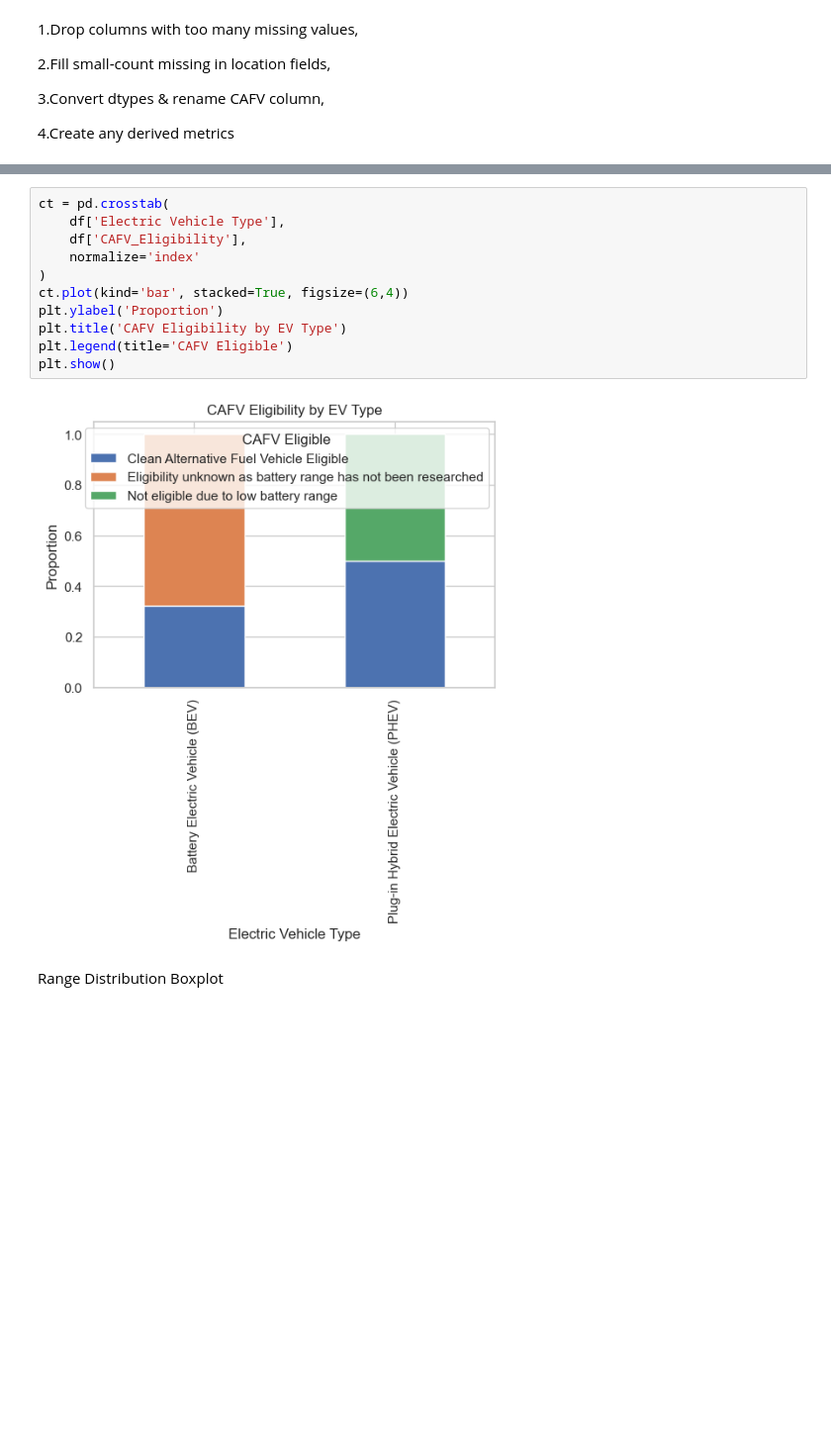
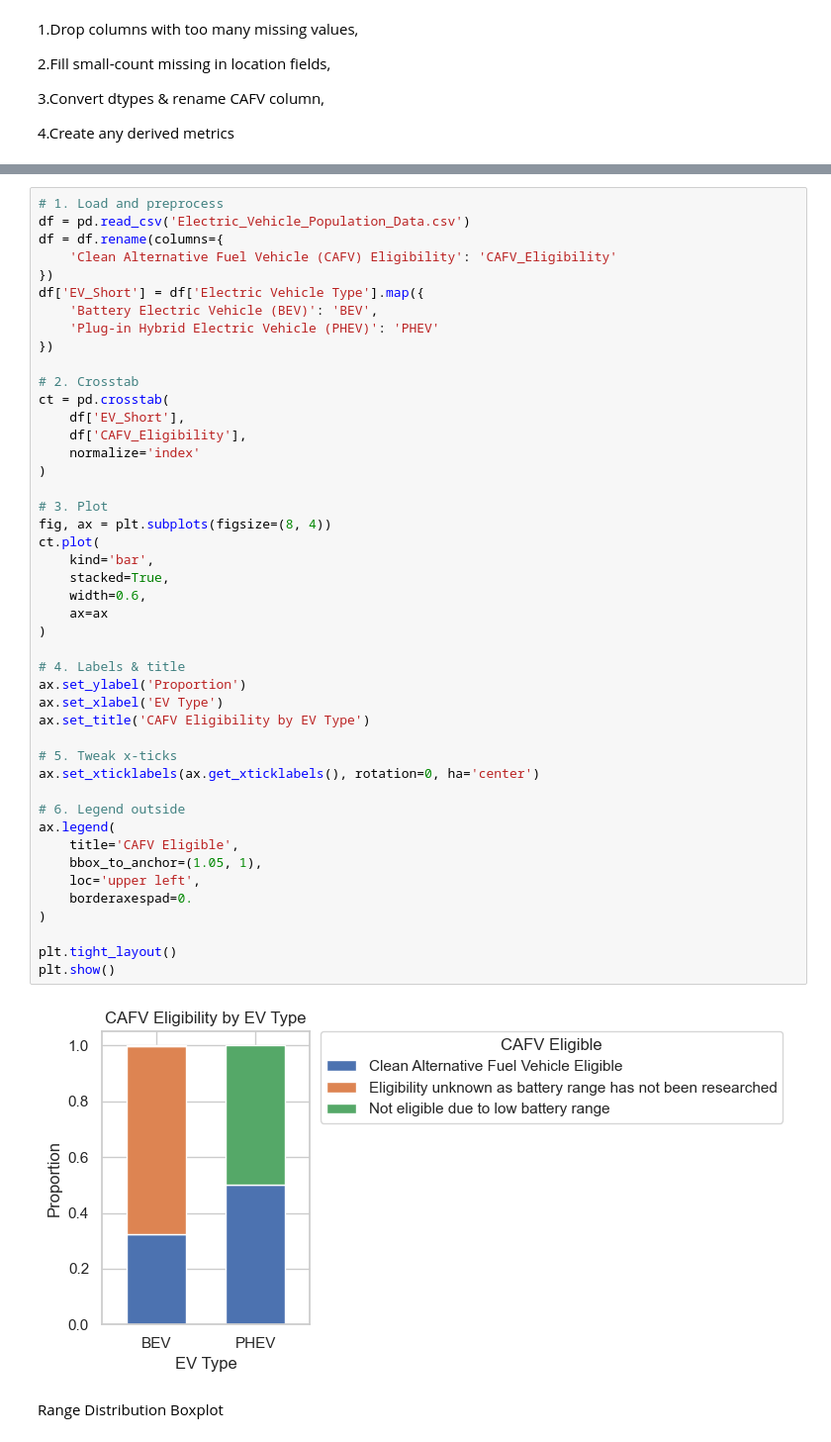
Before and after one commit to MelvinSiaw/Transportation_Project, a Jupyter notebook: ElectricVehiclePopulationAnalysis.ipynb, the cells around one changed output, grey strips where cells are left out. Shown at 99% size. Cells and saved outputs as stored; diff of their text form; blank space fills up the shorter version.

```diff
--- a/ElectricVehiclePopulationAnalysis.ipynb
+++ b/ElectricVehiclePopulationAnalysis.ipynb
@@ -147,18 +147,52 @@ dtype: int64
 
 ### Crosstab & Stacked Bar
 # %%
+# 1. Load and preprocess
+df = pd.read_csv('Electric_Vehicle_Population_Data.csv')
+df = df.rename(columns={
+    'Clean Alternative Fuel Vehicle (CAFV) Eligibility': 'CAFV_Eligibility'
+})
+df['EV_Short'] = df['Electric Vehicle Type'].map({
+    'Battery Electric Vehicle (BEV)': 'BEV',
+    'Plug-in Hybrid Electric Vehicle (PHEV)': 'PHEV'
+})
+
+# 2. Crosstab
 ct = pd.crosstab(
-    df['Electric Vehicle Type'],
+    df['EV_Short'],
     df['CAFV_Eligibility'],
     normalize='index'
 )
-ct.plot(kind='bar', stacked=True, figsize=(6,4))
-plt.ylabel('Proportion')
-plt.title('CAFV Eligibility by EV Type')
-plt.legend(title='CAFV Eligible')
+
+# 3. Plot
+fig, ax = plt.subplots(figsize=(8, 4))
+ct.plot(
+    kind='bar',
+    stacked=True,
+    width=0.6,
+    ax=ax
+)
+
+# 4. Labels & title
+ax.set_ylabel('Proportion')
+ax.set_xlabel('EV Type')
+ax.set_title('CAFV Eligibility by EV Type')
+
+# 5. Tweak x‐ticks
+ax.set_xticklabels(ax.get_xticklabels(), rotation=0, ha='center')
+
+# 6. Legend outside
+ax.legend(
+    title='CAFV Eligible',
+    bbox_to_anchor=(1.05, 1),
+    loc='upper left',
+    borderaxespad=0.
+)
+
+plt.tight_layout()
 plt.show()
 # %% [output]
-[figure, old version]
+[figure, new version]
 # %% [markdown]
 Range Distribution Boxplot
 # %%
```
Also changed, not shown: parts of 25 cells of this notebook.
